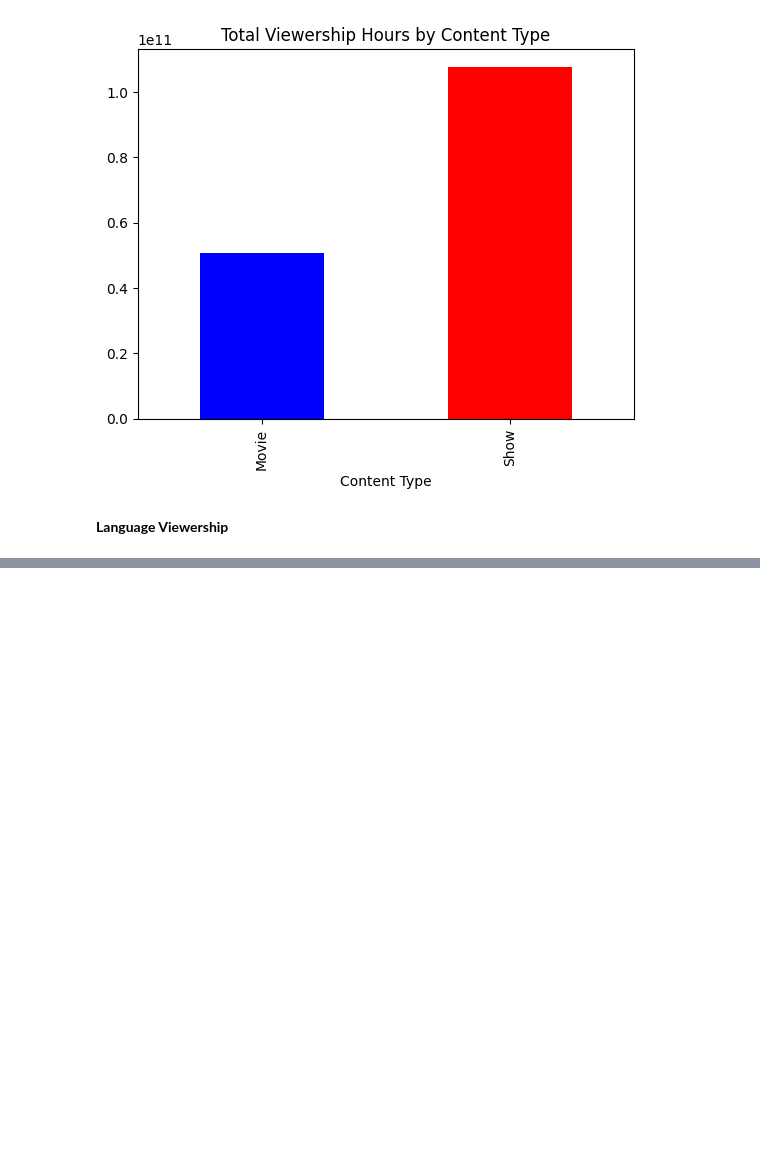
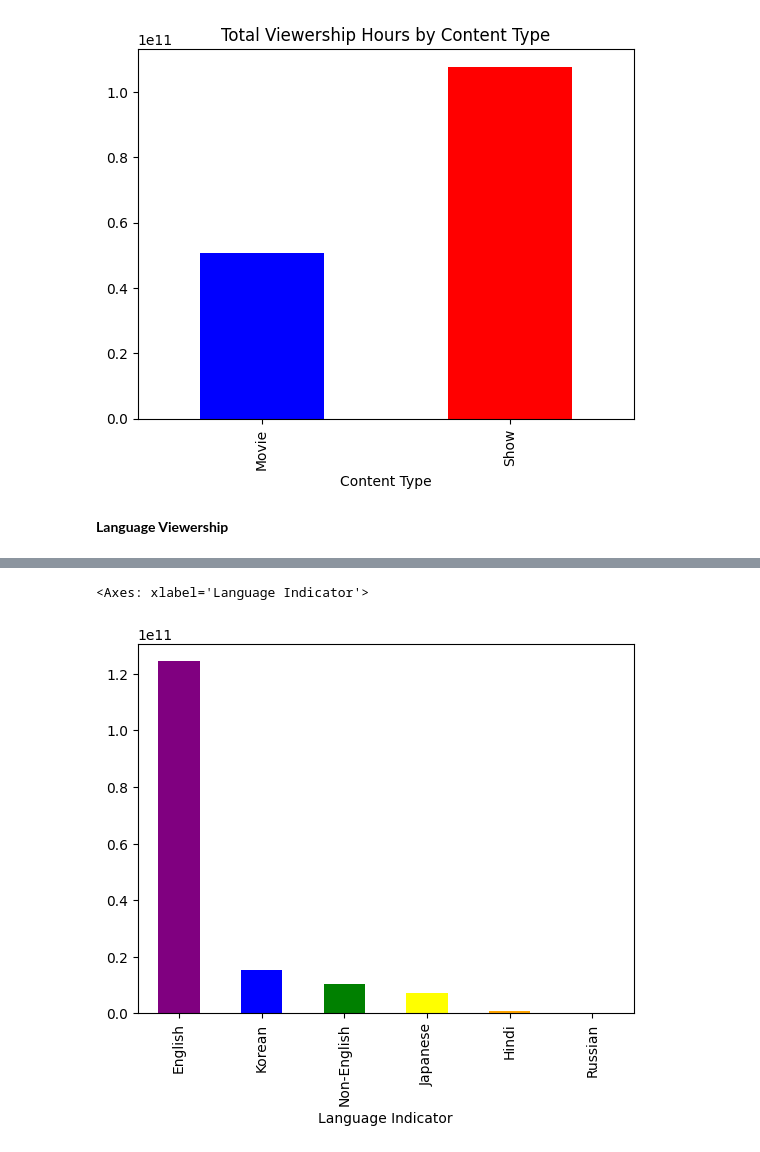
Before and after one commit to zilmarij/NetflixContentStrategyAnalysis, a Jupyter notebook: main.ipynb, the cells around one changed output, grey strips where cells are left out. Saved outputs shown, nothing was run; the diff lists cells and outputs as text; code cells hidden in the pictures; blank space fills up the shorter version.

Commit message:
add(lang_viewership): language viewership added-numers and figures

```diff
--- a/main.ipynb
+++ b/main.ipynb
@@ -51,3 +51,6 @@ content_type_viewership.plot(kind='bar', color=['blue','red'], title='Total View
 [figure]
 # %% [markdown]
 **Language Viewership**
+# %%
+language_viewership = netflix_data.groupby('Language Indicator')['Hours Viewed'].sum().sort_values(ascending=False)
+language_viewership
@@ -53,0 +66,5 @@ content_type_viewership.plot(kind='bar', color=['blue','red'], title='Total View
+# %%
+language_viewership.plot(kind='bar', color=['purple','blue','green','yellow','orange','red'])
+# %% [output]
+<Axes: xlabel='Language Indicator'>
+[figure, added]
```
Also changed, not shown: parts of 1 cell of this notebook.
